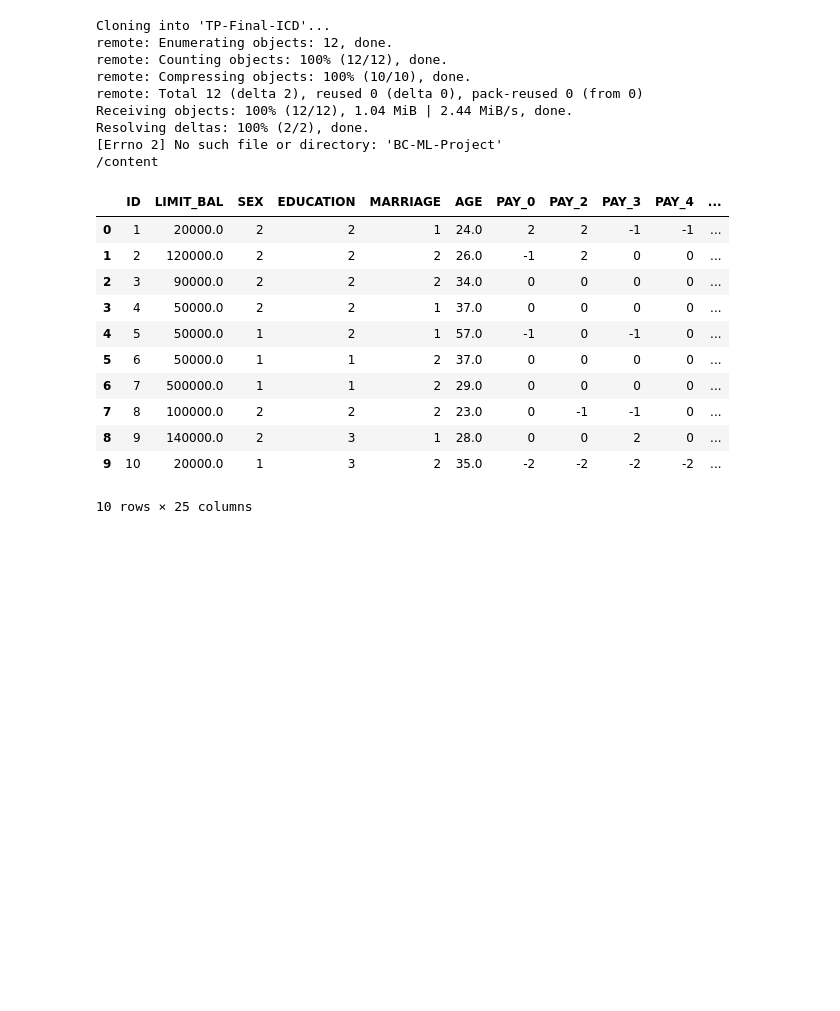
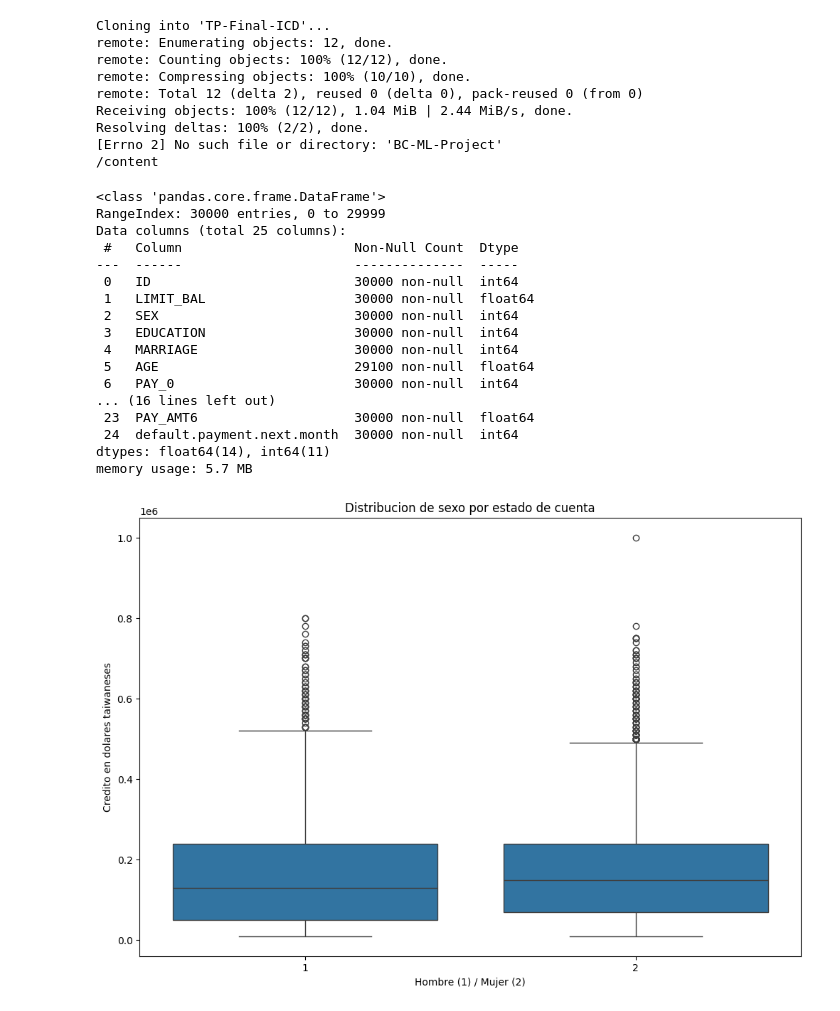
Before and after one commit to JuanCruzArese/TP-Final-ICD, a Jupyter notebook: TP_Final_ICD.ipynb, the cells around one changed output. Saved outputs shown, nothing was run; the diff lists cells and outputs as text; code cells hidden in the pictures; blank space fills up the shorter version.

```diff
--- a/TP_Final_ICD.ipynb
+++ b/TP_Final_ICD.ipynb
@@ -31,21 +31,52 @@ from sklearn.metrics import (                          # Métricas de evaluació
                                                        roc_curve, auc
 )
 from sklearn.feature_selection import SelectKBest, f_classif # Selector y criterio ANOVA F, respectivamente.
-# %%
-cards_data = pd.read_csv('/content/TP-Final-ICD/UCI_Credit_Card_TF.csv')
-cards_data.head(10)
-
-cards_data.shape()
-# %% [output]
-|  | ID | LIMIT_BAL | SEX | EDUCATION | MARRIAGE | AGE | PAY_0 | PAY_2 | PAY_3 | PAY_4 | ... |
-| 0 | 1 | 20000.0 | 2 | 2 | 1 | 24.0 | 2 | 2 | -1 | -1 | ... |
-| 1 | 2 | 120000.0 | 2 | 2 | 2 | 26.0 | -1 | 2 | 0 | 0 | ... |
-| 2 | 3 | 90000.0 | 2 | 2 | 2 | 34.0 | 0 | 0 | 0 | 0 | ... |
-| 3 | 4 | 50000.0 | 2 | 2 | 1 | 37.0 | 0 | 0 | 0 | 0 | ... |
-| 4 | 5 | 50000.0 | 1 | 2 | 1 | 57.0 | -1 | 0 | -1 | 0 | ... |
-| 5 | 6 | 50000.0 | 1 | 1 | 2 | 37.0 | 0 | 0 | 0 | 0 | ... |
-| 6 | 7 | 500000.0 | 1 | 1 | 2 | 29.0 | 0 | 0 | 0 | 0 | ... |
-| 7 | 8 | 100000.0 | 2 | 2 | 2 | 23.0 | 0 | -1 | -1 | 0 | ... |
-| 8 | 9 | 140000.0 | 2 | 3 | 1 | 28.0 | 0 | 0 | 2 | 0 | ... |
-| 9 | 10 | 20000.0 | 1 | 3 | 2 | 35.0 | -2 | -2 | -2 | -2 | ... |
-10 rows × 25 columns
+# %%
+cards_data = pd.read_csv('/content/TP-Final-ICD/UCI_Credit_Card_TF.csv')
+cards_data.head(10)
+
+cards_data.info()
+
+cards_data.describe()
+
+
+
+
+
+
+
+plt.figure(figsize=(12, 8))
+sns.boxplot(x='SEX', y='LIMIT_BAL', data=cards_data)
+plt.title('Distribucion de sexo por estado de cuenta')
+plt.xlabel('Hombre (1) / Mujer (2)')
+plt.ylabel('Credito en dolares taiwaneses')
+plt.show()
+
+
+
+plt.figure(figsize=(12, 8))
+sns.violinplot(x="SEX", y="BILL_AMT1", data=cards_data)
+
+plt.title("Estado de cuenta por sexo")
+plt.xlabel("Hombre (1) / Mujer (2)")
+plt.ylabel("Estado de cuenta")
+plt.show()
+# %% [output]
+<class 'pandas.core.frame.DataFrame'>
+RangeIndex: 30000 entries, 0 to 29999
+Data columns (total 25 columns):
+ #   Column                      Non-Null Count  Dtype
+---  ------                      --------------  -----
+ 0   ID                          30000 non-null  int64
+ 1   LIMIT_BAL                   30000 non-null  float64
+ 2   SEX                         30000 non-null  int64
+ 3   EDUCATION                   30000 non-null  int64
+ 4   MARRIAGE                    30000 non-null  int64
+ 5   AGE                         29100 non-null  float64
+ 6   PAY_0                       30000 non-null  int64
+... (16 lines left out)
+ 23  PAY_AMT6                    30000 non-null  float64
+ 24  default.payment.next.month  30000 non-null  int64
+dtypes: float64(14), int64(11)
+memory usage: 5.7 MB
+[figure, added]
```
Also changed, not shown: parts of 1 cell of this notebook.
